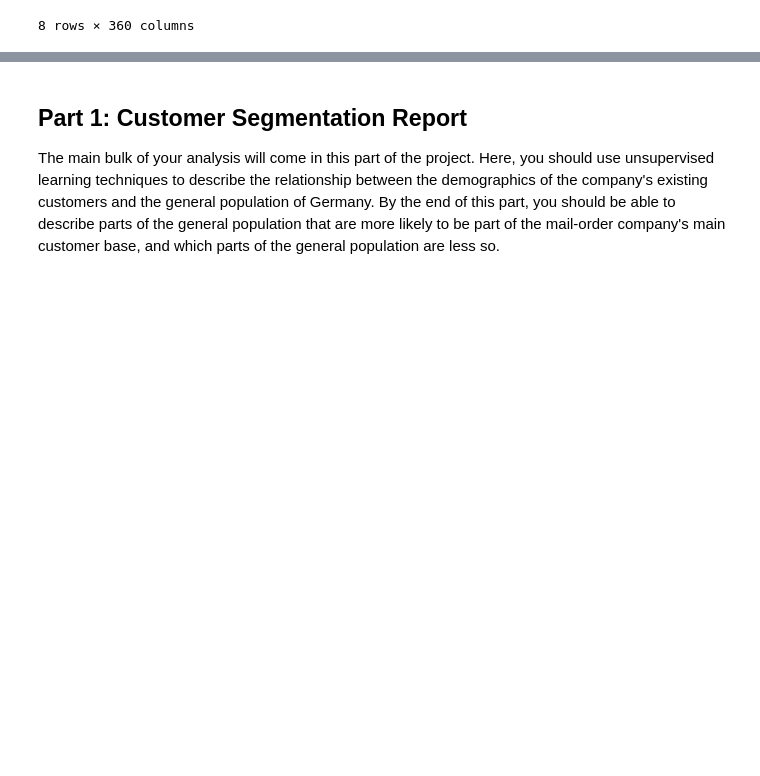
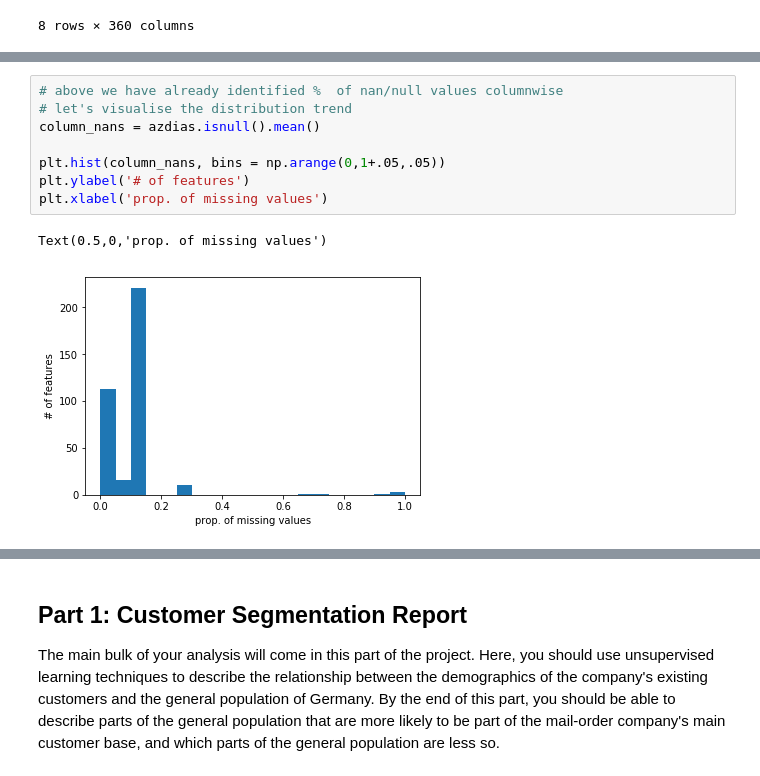
Before and after one commit to ShuangyuandData/Arvatocustomersegmentation, a Jupyter notebook: Arvato Project Workbook.ipynb, the cells around one changed output, grey strips where cells are left out. Cells and saved outputs as stored; diff of their text form; blank space fills up the shorter version.

```diff
--- a/Arvato Project Workbook.ipynb
+++ b/Arvato Project Workbook.ipynb
@@ -61,0 +130,11 @@ azdias.describe()
+# %%
+# above we have already identified %  of nan/null values columnwise
+# let's visualise the distribution trend
+column_nans = azdias.isnull().mean()
+
+plt.hist(column_nans, bins = np.arange(0,1+.05,.05))
+plt.ylabel('# of features')
+plt.xlabel('prop. of missing values')
+# %% [output]
+Text(0.5,0,'prop. of missing values')
+[figure, added]
```
Also changed, not shown: parts of 98 cells of this notebook.
